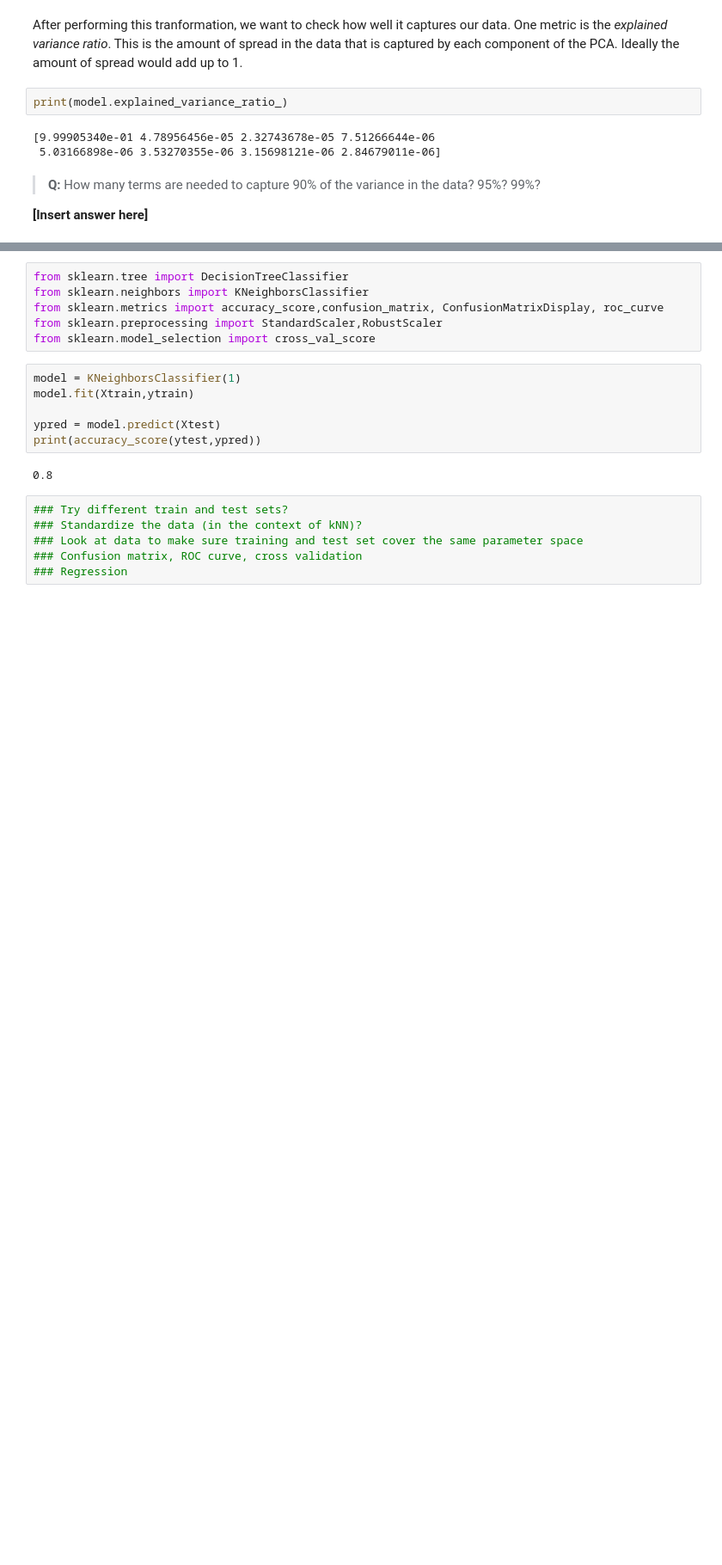
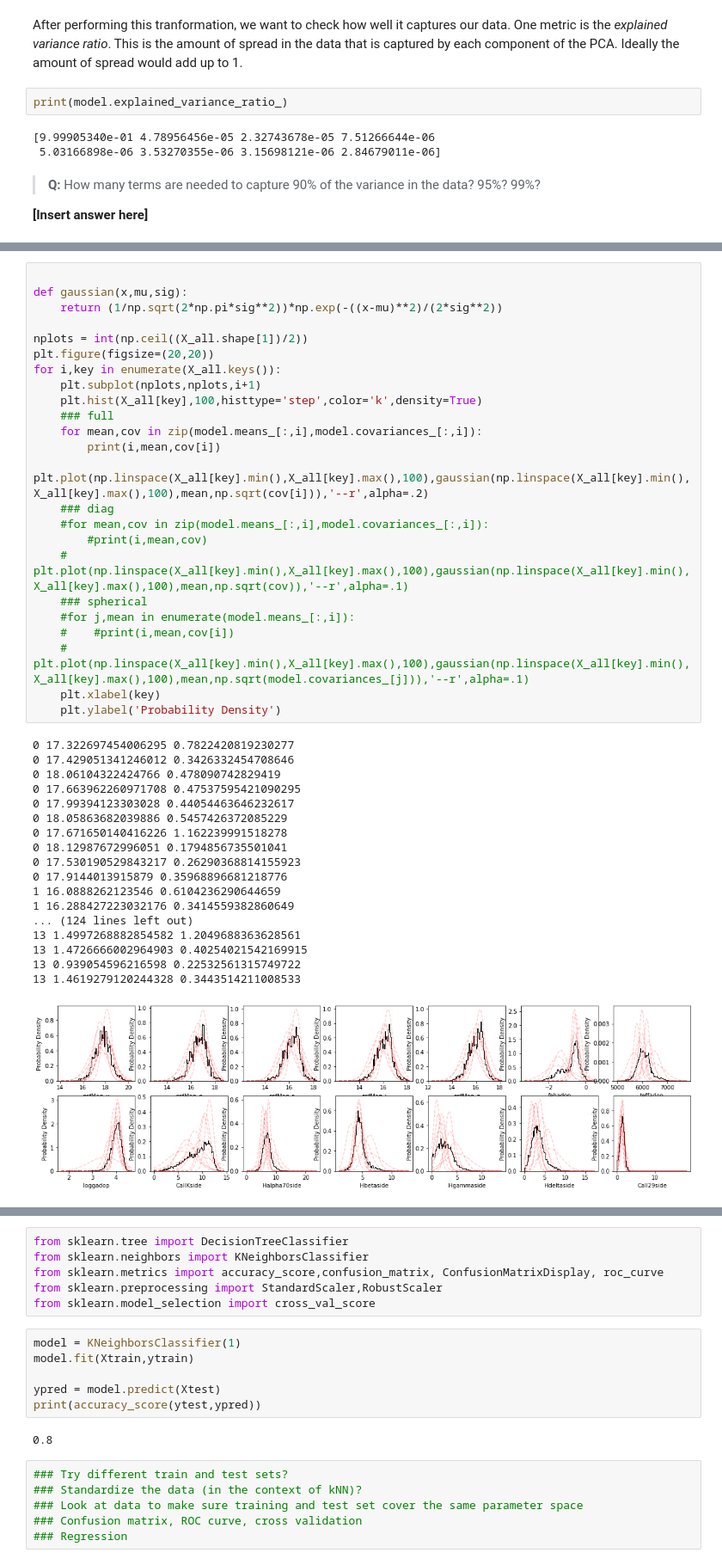
Before and after one commit to kevin-flaherty/Astro211, a Jupyter notebook: Lab8_MachineLearning/MachineLearning.ipynb, the cells around one changed output, grey strips where cells are left out. Shown at 86% size. Cells and saved outputs as stored; diff of their text form; blank space fills up the shorter version.

```diff
--- a/Lab8_MachineLearning/MachineLearning.ipynb
+++ b/Lab8_MachineLearning/MachineLearning.ipynb
@@ -360,0 +403,43 @@ for i,key in enumerate(X_all.keys()):
+# %%
+
+def gaussian(x,mu,sig):
+    return (1/np.sqrt(2*np.pi*sig**2))*np.exp(-((x-mu)**2)/(2*sig**2))
+
+nplots = int(np.ceil((X_all.shape[1])/2))
+plt.figure(figsize=(20,20))
+for i,key in enumerate(X_all.keys()):
+    plt.subplot(nplots,nplots,i+1)
+    plt.hist(X_all[key],100,histtype='step',color='k',density=True)
+    ### full
+    for mean,cov in zip(model.means_[:,i],model.covariances_[:,i]):
+        print(i,mean,cov[i])
+        plt.plot(np.linspace(X_all[key].min(),X_all[key].max(),100),gaussian(np.linspace(X_all[key].min(),X_all[key].max(),100),mean,np.sqrt(cov[i])),'--r',alpha=.2)
+    ### diag
+    #for mean,cov in zip(model.means_[:,i],model.covariances_[:,i]):
+        #print(i,mean,cov)
+    #    plt.plot(np.linspace(X_all[key].min(),X_all[key].max(),100),gaussian(np.linspace(X_all[key].min(),X_all[key].max(),100),mean,np.sqrt(cov)),'--r',alpha=.1)
+    ### spherical
+    #for j,mean in enumerate(model.means_[:,i]):
+    #    #print(i,mean,cov[i])
+    #    plt.plot(np.linspace(X_all[key].min(),X_all[key].max(),100),gaussian(np.linspace(X_all[key].min(),X_all[key].max(),100),mean,np.sqrt(model.covariances_[j])),'--r',alpha=.1)
+    plt.xlabel(key)
+    plt.ylabel('Probability Density')
+# %% [output]
+0 17.322697454006295 0.7822420819230277
+0 17.429051341246012 0.3426332454708646
+0 18.06104322424766 0.478090742829419
+0 17.663962260971708 0.47537595421090295
+0 17.99394123303028 0.44054463646232617
+0 18.05863682039886 0.5457426372085229
+0 17.671650140416226 1.162239991518278
+0 18.12987672996051 0.1794856735501041
+0 17.530190529843217 0.26290368814155923
+0 17.9144013915879 0.35968896681218776
+1 16.0888262123546 0.6104236290644659
+1 16.288427223032176 0.3414559382860649
+... (124 lines left out)
+13 1.4997268882854582 1.2049688363628561
+13 1.4726666002964903 0.40254021542169915
+13 0.939054596216598 0.22532561315749722
+13 1.4619279120244328 0.3443514211008533
+[figure, added]
```
Also changed, not shown: parts of 17 cells of this notebook, 6 other files.
